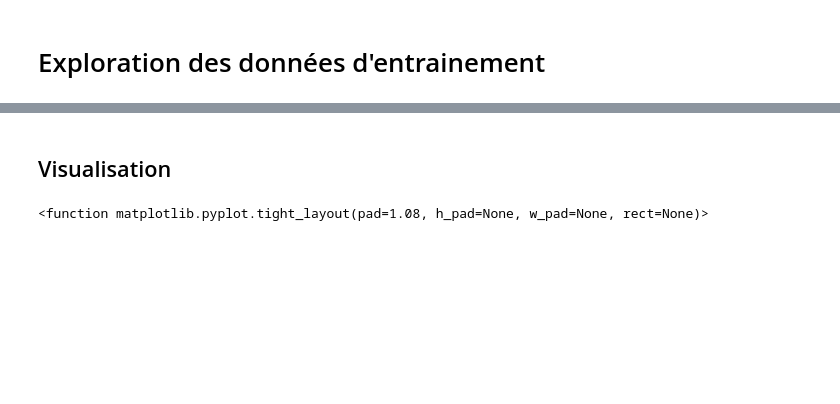
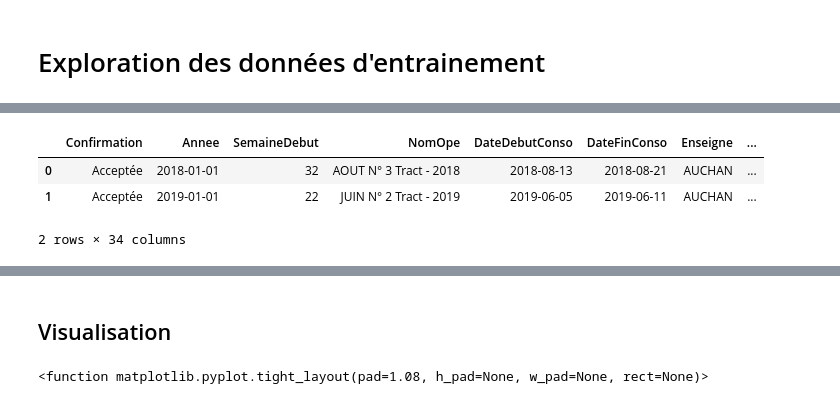
Before and after one commit to BOTTINYA/Precos_OSA, a Jupyter notebook: dev.ipynb, the cells around one changed output, grey strips where cells are left out. Cells and saved outputs as stored; diff of their text form; code cells hidden in the pictures; blank space fills up the shorter version.

```diff
--- a/dev.ipynb
+++ b/dev.ipynb
@@ -79,3 +59,10 @@ NBCodesJoues                       0
 MaxVentesEANPasseeEnUC             0
 VentesUC                           0
 dtype: int64
+# %%
+df_clean.head(2)
+# %% [output]
+|  | Confirmation | Annee | SemaineDebut | NomOpe | DateDebutConso | DateFinConso | Enseigne | ... |
+| 0 | Acceptée | 2018-01-01 | 32 | AOUT N° 3 Tract - 2018 | 2018-08-13 | 2018-08-21 | AUCHAN | ... |
+| 1 | Acceptée | 2019-01-01 | 22 | JUIN N° 2 Tract - 2019 | 2019-06-05 | 2019-06-11 | AUCHAN | ... |
+2 rows × 34 columns
```
Also changed, not shown: parts of 16 cells of this notebook, 7 other files.
